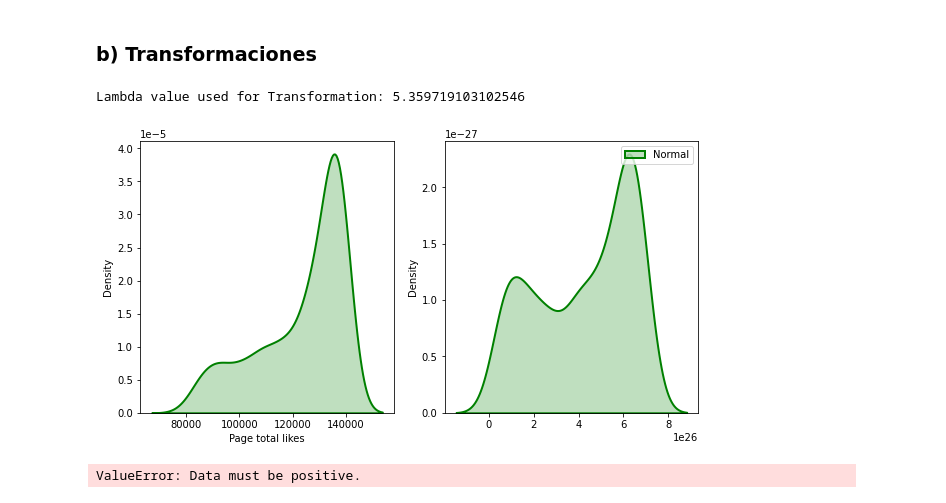
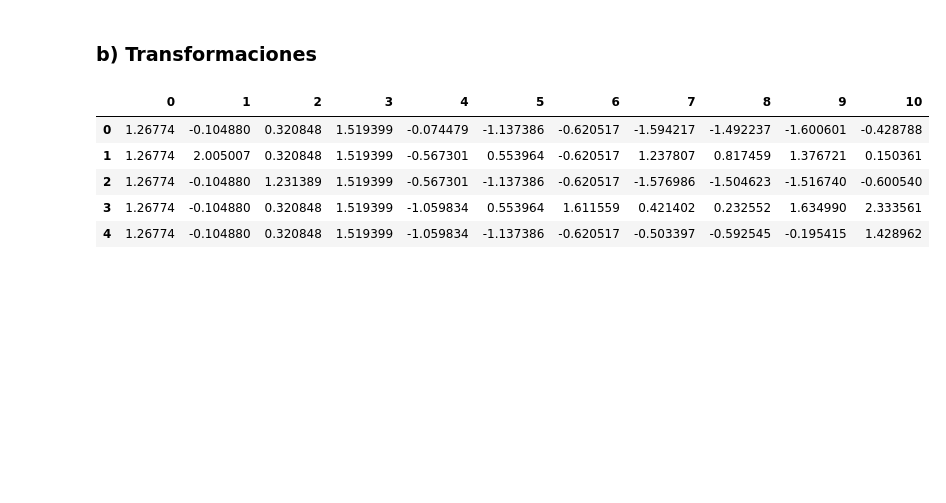
Before and after one commit to Bryan-Suelo/machine_learning, a Jupyter notebook: facebook_metrics/lifetime_post_consumers.ipynb, the cells around one changed output. Cells and saved outputs as stored; diff of their text form; code cells hidden in the pictures; blank space fills up the shorter version.

```diff
--- a/facebook_metrics/lifetime_post_consumers.ipynb
+++ b/facebook_metrics/lifetime_post_consumers.ipynb
@@ -137,12 +148,3 @@ def boxcox_transform(data_column):
     fig.set_figwidth(10)
 
     print(f"Lambda value used for Transformation: {fitted_lambda}")
-# %%
-boxcox_transform(data['Page total likes'])
-# %% [output]
-Lambda value used for Transformation: 5.359719103102546
-[figure, removed]
-# %%
-boxcox_transform(data['Type'])
-# %% [output]
-ValueError: Data must be positive.
@@ -155,0 +156,10 @@ transform_variables(data['Lifetime Post Consumers'])
+# %%
+dataset = DataFrame(ndata)
+dataset.head()
+# %% [output]
+|  | 0 | 1 | 2 | 3 | 4 | 5 | 6 | 7 | 8 | 9 | 10 |
+| 0 | 1.26774 | -0.104880 | 0.320848 | 1.519399 | -0.074479 | -1.137386 | -0.620517 | -1.594217 | -1.492237 | -1.600601 | -0.428788 |
+| 1 | 1.26774 | 2.005007 | 0.320848 | 1.519399 | -0.567301 | 0.553964 | -0.620517 | 1.237807 | 0.817459 | 1.376721 | 0.150361 |
+| 2 | 1.26774 | -0.104880 | 1.231389 | 1.519399 | -0.567301 | -1.137386 | -0.620517 | -1.576986 | -1.504623 | -1.516740 | -0.600540 |
+| 3 | 1.26774 | -0.104880 | 0.320848 | 1.519399 | -1.059834 | 0.553964 | 1.611559 | 0.421402 | 0.232552 | 1.634990 | 2.333561 |
+| 4 | 1.26774 | -0.104880 | 0.320848 | 1.519399 | -1.059834 | -1.137386 | -0.620517 | -0.503397 | -0.592545 | -0.195415 | 1.428962 |
```
Also changed, not shown: parts of 20 cells of this notebook, 1 other file.
